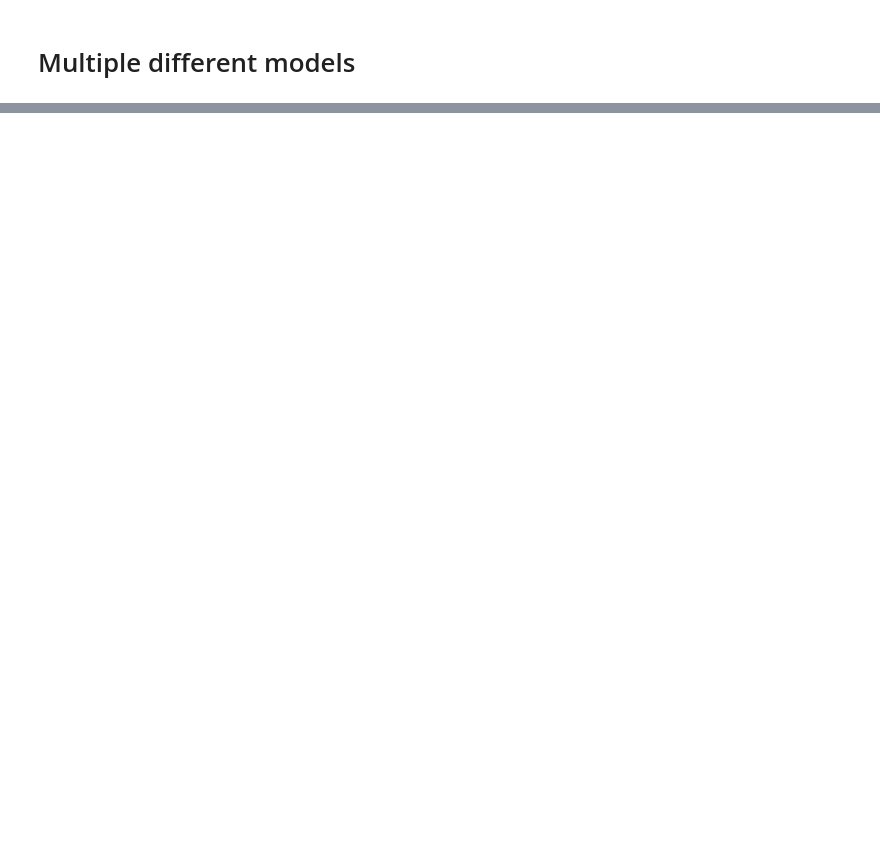
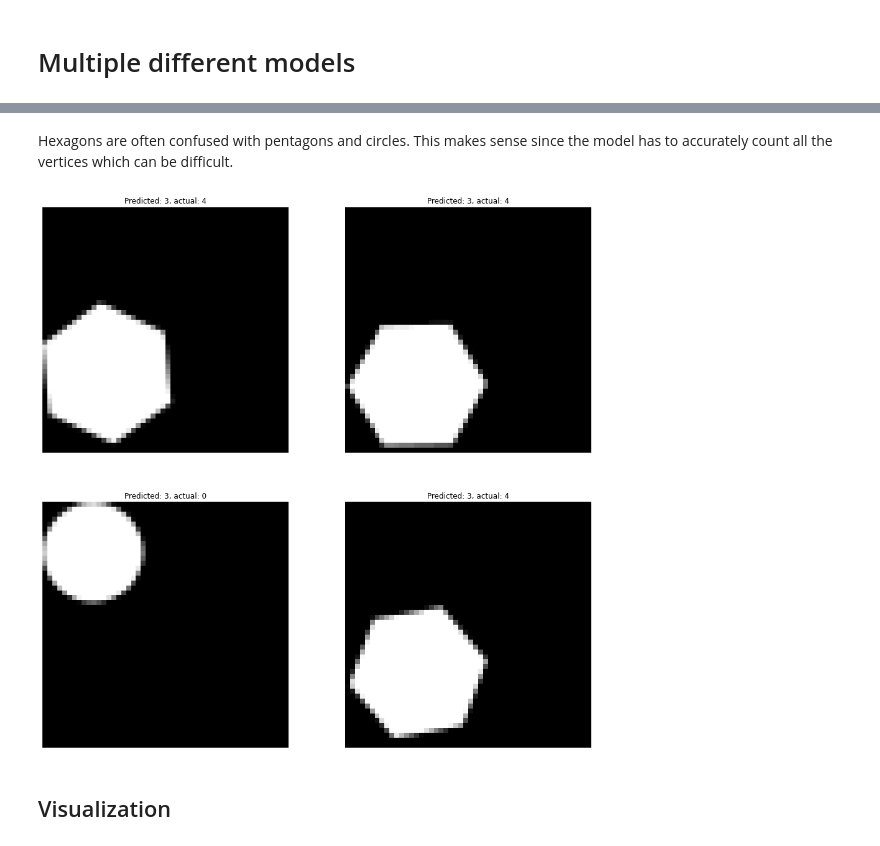
Before and after one commit to Vytazet/Flatland_project, a Jupyter notebook: FlatlandThing.ipynb, the cells around one changed output, grey strips where cells are left out. Saved outputs shown, nothing was run; the diff lists cells and outputs as text; code cells hidden in the pictures; blank space fills up the shorter version.

```diff
--- a/FlatlandThing.ipynb
+++ b/FlatlandThing.ipynb
@@ -250,4 +205,4 @@ model.summary()
 # %%
-loss = model.fit(X_train, y_train, batch_size=16, epochs=30,
+loss = model.fit(X_train, y_train, batch_size=16, epochs=20,
                  validation_data=(X_test, y_test))
 # %% [output]
@@ -272,0 +231,28 @@ pd.DataFrame(loss.history).plot()
+# %%
+y_true = y.copy()
+input = np.array([19, 399, 436, 473, 505, 563, 597, 619, 679, 696, 756, 760,
+                  1238, 1403, 1409, 1413, 1442, 1467, 1474, 1598, 1748, 1854,
+                  1975, 2105, 2148, 2183, 2225, 2226, 2281, 2345, 2419, 2601,
+                  2676, 2721, 2748, 2752, 2813, 2978, 2980, 3029, 3092, 3110,
+                  3143, 3249, 3276, 3357, 3431, 3441, 3798, 3802, 3809, 3853,
+                  3894, 3896, 3988, 4006, 4025, 4037, 4063, 4068, 4094, 4115,
+                  4168, 4243, 4273, 4294, 4402, 4452, 4484, 4488, 4645, 4659,
+                  4759, 4804, 4816, 4907, 4980, 5034, 5045, 5056, 5061, 5083,
+                  5130, 5333, 5375, 5423, 5515, 5571, 5846, 5859, 5887, 5909,
+                  5965, 5996, 6006, 6045, 6068, 6131, 6155, 6162, 6222, 6317,
+                  6376, 6384, 6452, 6517, 6559, 6653, 6670, 6674, 6679, 6776,
+                  6942, 7008, 7093, 7107, 7129, 7220, 7338, 7490, 7557, 7575,
+                  7601, 7655, 7806, 7908, 7956, 7983, 8068, 8189, 8360, 8585,
+                  8613, 8631, 8635, 8724, 8919, 9089, 9197, 9344, 9495, 9566,
+                  9591, 9664, 9687, 9704, 9718, 9839])
+output = np.array([4, 4, 4, 5, 5, 4, 3, 4, 6, 0, 5, 0, 3, 3, 6, 4, 3, 6, 3, 0,
+                   4, 5, 4, 3, 4, 5, 5, 6, 0, 3, 5, 5, 3, 6, 5, 6, 6, 3, 5, 0,
+                   6, 0, 5, 6, 4, 4, 3, 6, 3, 6, 4, 0, 5, 5, 3, 4, 5, 6, 3, 4,
+                   5, 3, 0, 3, 6, 6, 0, 5, 3, 6, 5, 3, 5, 4, 3, 5, 3, 5, 3, 3,
+                   0, 3, 3, 6, 5, 6, 4, 3, 5, 5, 0, 3, 0, 5, 6, 5, 5, 4, 0, 6,
+                   3, 4, 4, 4, 0, 4, 5, 6, 3, 0, 3, 5, 3, 0, 0, 3, 4, 3, 0, 0,
+                   6, 6, 0, 0, 3, 6, 3, 0, 4, 4, 4, 6, 3, 6, 0, 3, 6, 5, 0, 5,
+                   0, 3, 4, 3, 3, 4, 0, 6])
+output[output != 0] -= 2
+
+y_true[input] = output
@@ -273,5 +261,6 @@ pd.DataFrame(loss.history).plot()
 # %%
-pred = model.predict(X_test).argmax(axis=1)
-failures = X_test[pred != y_test]
-index = np.arange(0, len(y_test))[pred != y_test]
+pred = model.predict(X).argmax(axis=1)
+failures = X[pred != y_true]
+index = np.arange(0, len(y_true))[pred != y_true]
+print(f'Accuracy: {model.evaluate(X, y_true)[1]}')
 # %% [output]
@@ -283,7 +284,13 @@ failures.shape
+# %% [markdown]
+Hexagons are often confused with pentagons and circles. This makes sense since the model has to accurately count all the vertices which can be difficult.
 # %%
-fig, axes = plt.subplots(4, 4, figsize=(12,16))
+fig, axes = plt.subplots(2, 2, figsize=(16, 16))
 
 for i,ax in enumerate(axes.flat):
     ax.imshow(failures[i], cmap='gray')
     ax.set_axis_off()
-    ax.set_title(f'P: {pred[index[i]]}, T: {y_test[index[i]]}')
+    ax.set_title(f'Predicted: {pred[index[i]]}, actual: {y_true[index[i]]}')
+# %% [output]
+[figure, added]
+# %% [markdown]
+## Visualization
```
Also changed, not shown: parts of 34 cells of this notebook.
